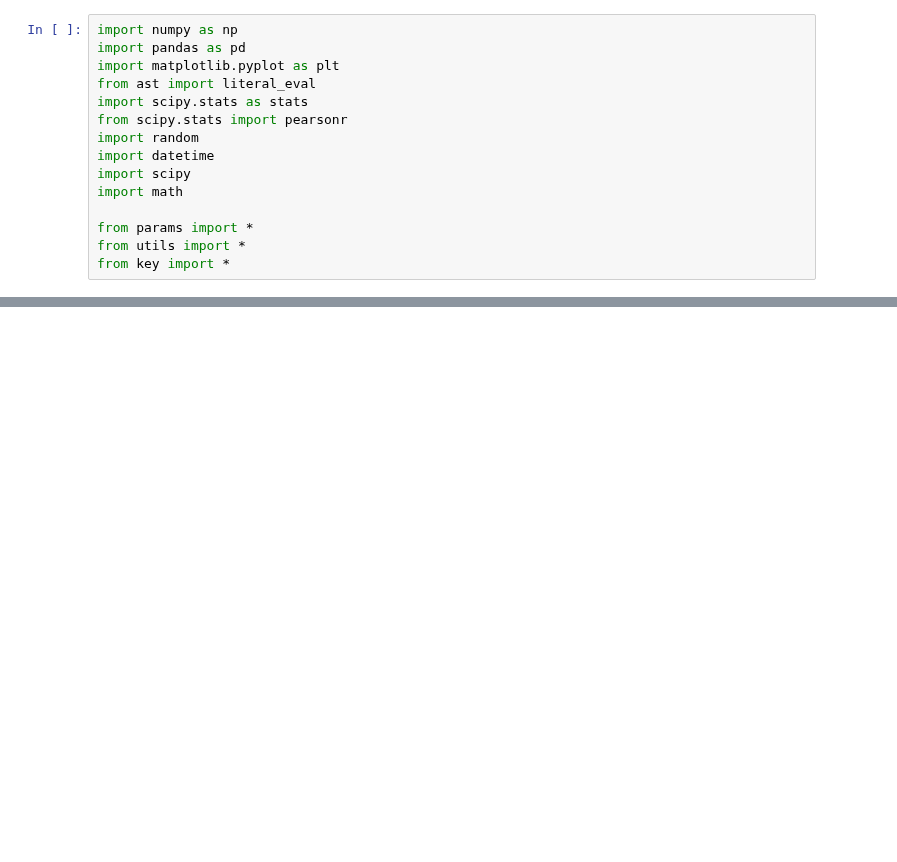
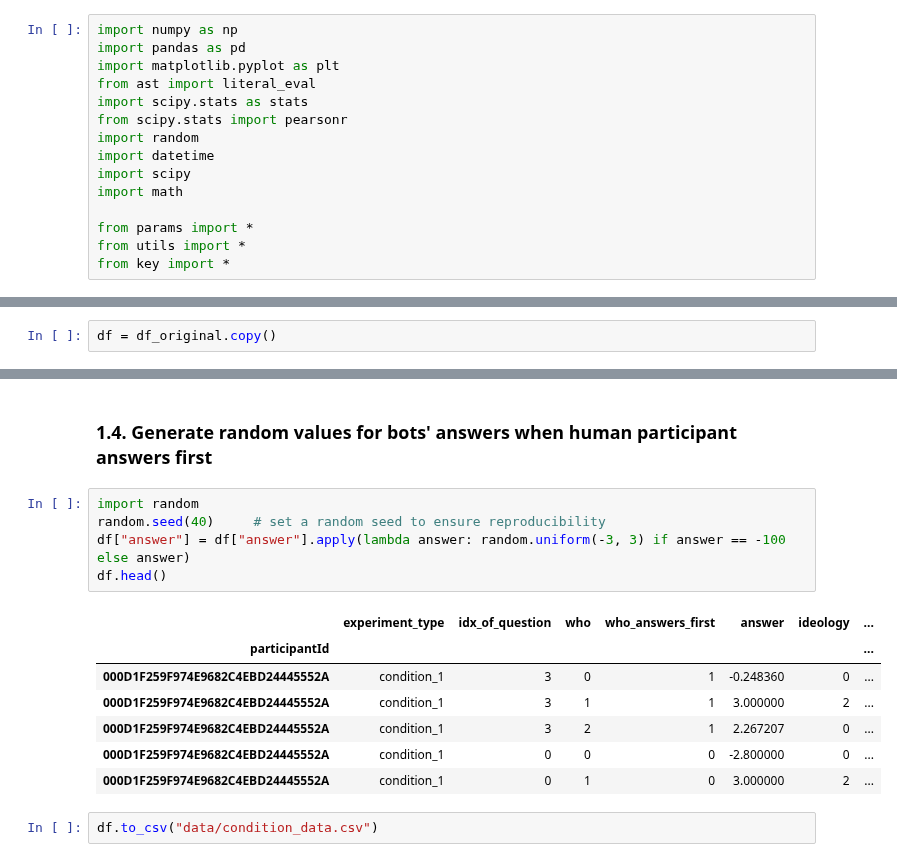
Before and after one commit to yindeqiang/Online-Politicization-Experiment-Website, a Jupyter notebook: data_analysis/condition_preprocess.ipynb, the cells around one changed output, grey strips where cells are left out. Drawn from its saved outputs; the diff is of its cells as text; blank space fills up the shorter version.

```diff
--- a/data_analysis/condition_preprocess.ipynb
+++ b/data_analysis/condition_preprocess.ipynb
@@ -349,0 +67,2 @@ for i in range(6):
+# %%
+df = df_original.copy()
@@ -349,0 +173,17 @@ for i in range(6):
+# %% [markdown]
+### 1.4. Generate random values for bots' answers when human participant answers first
+# %%
+import random
+random.seed(40)     # set a random seed to ensure reproducibility
+df["answer"] = df["answer"].apply(lambda answer: random.uniform(-3, 3) if answer == -100 else answer)
+df.head()
+# %% [output]
+|  | experiment_type | idx_of_question | who | who_answers_first | answer | ideology | ... |
+| participantId |  |  |  |  |  |  | ... |
+| 000D1F259F974E9682C4EBD24445552A | condition_1 | 3 | 0 | 1 | -0.248360 | 0 | ... |
+| 000D1F259F974E9682C4EBD24445552A | condition_1 | 3 | 1 | 1 | 3.000000 | 2 | ... |
+| 000D1F259F974E9682C4EBD24445552A | condition_1 | 3 | 2 | 1 | 2.267207 | 0 | ... |
+| 000D1F259F974E9682C4EBD24445552A | condition_1 | 0 | 0 | 0 | -2.800000 | 0 | ... |
+| 000D1F259F974E9682C4EBD24445552A | condition_1 | 0 | 1 | 0 | 3.000000 | 2 | ... |
+# %%
+df.to_csv("data/condition_data.csv")
```
Also changed, not shown: parts of 22 cells of this notebook, 9 other files.
